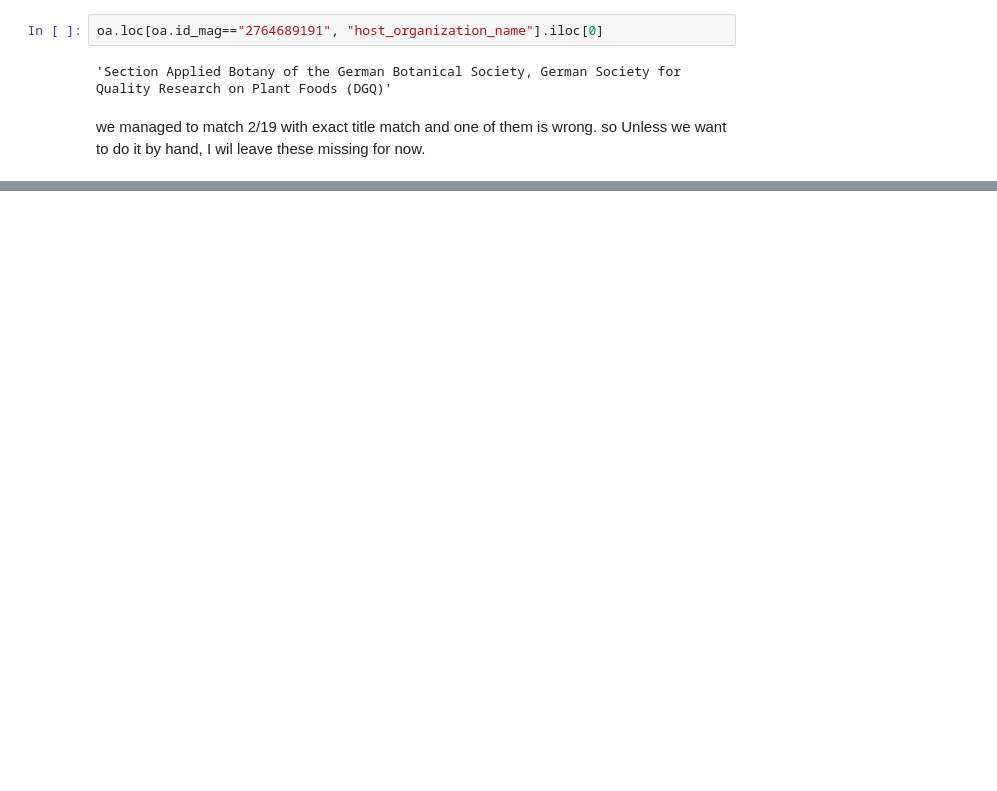
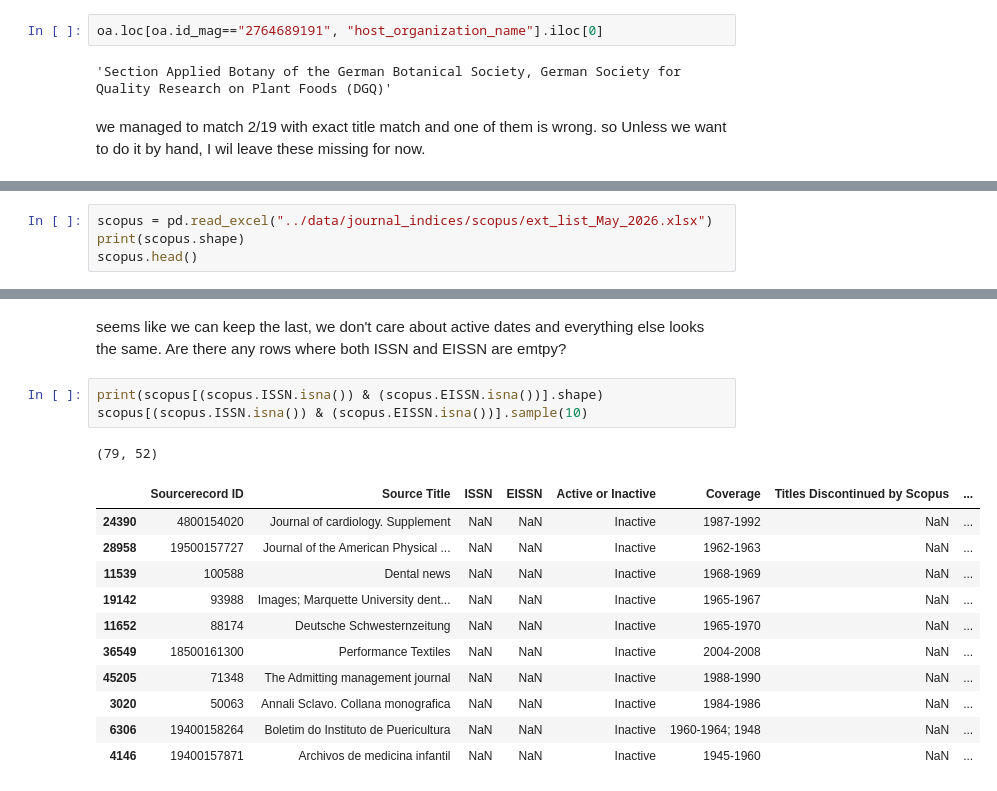
Before and after one commit to TimRepke/openalex-onprem, a Jupyter notebook: abstract_validation/get_openalex_sources.ipynb, the cells around one changed output, grey strips where cells are left out. Cells and saved outputs as stored; diff of their text form; blank space fills up the shorter version.

Commit message:
scopus index mapped

```diff
--- a/abstract_validation/get_openalex_sources.ipynb
+++ b/abstract_validation/get_openalex_sources.ipynb
@@ -963,0 +912,4 @@ Error:
+# %%
+scopus = pd.read_excel("../data/journal_indices/scopus/ext_list_May_2026.xlsx")
+print(scopus.shape)
+scopus.head()
@@ -963,0 +974,18 @@ Error:
+# %% [markdown]
+seems like we can keep the last, we don't care about active dates and everything else looks the same. Are there any rows where both ISSN and EISSN are emtpy?
+# %%
+print(scopus[(scopus.ISSN.isna()) & (scopus.EISSN.isna())].shape)
+scopus[(scopus.ISSN.isna()) & (scopus.EISSN.isna())].sample(10)
+# %% [output]
+(79, 52)
+|  | Sourcerecord ID | Source Title | ISSN | EISSN | Active or Inactive | Coverage | Titles Discontinued by Scopus | ... |
+| 24390 | 4800154020 | Journal of cardiology. Supplement | NaN | NaN | Inactive | 1987-1992 | NaN | ... |
+| 28958 | 19500157727 | Journal of the American Physical ... | NaN | NaN | Inactive | 1962-1963 | NaN | ... |
+| 11539 | 100588 | Dental news | NaN | NaN | Inactive | 1968-1969 | NaN | ... |
+| 19142 | 93988 | Images; Marquette University dent... | NaN | NaN | Inactive | 1965-1967 | NaN | ... |
+| 11652 | 88174 | Deutsche Schwesternzeitung | NaN | NaN | Inactive | 1965-1970 | NaN | ... |
+| 36549 | 18500161300 | Performance Textiles | NaN | NaN | Inactive | 2004-2008 | NaN | ... |
+| 45205 | 71348 | The Admitting management journal | NaN | NaN | Inactive | 1988-1990 | NaN | ... |
+| 3020 | 50063 | Annali Sclavo. Collana monografica | NaN | NaN | Inactive | 1984-1986 | NaN | ... |
+| 6306 | 19400158264 | Boletim do Instituto de Puericultura | NaN | NaN | Inactive | 1960-1964; 1948 | NaN | ... |
+| 4146 | 19400157871 | Archivos de medicina infantil | NaN | NaN | Inactive | 1945-1960 | NaN | ... |
```
Also changed, not shown: parts of 38 cells of this notebook, 4 other files.
